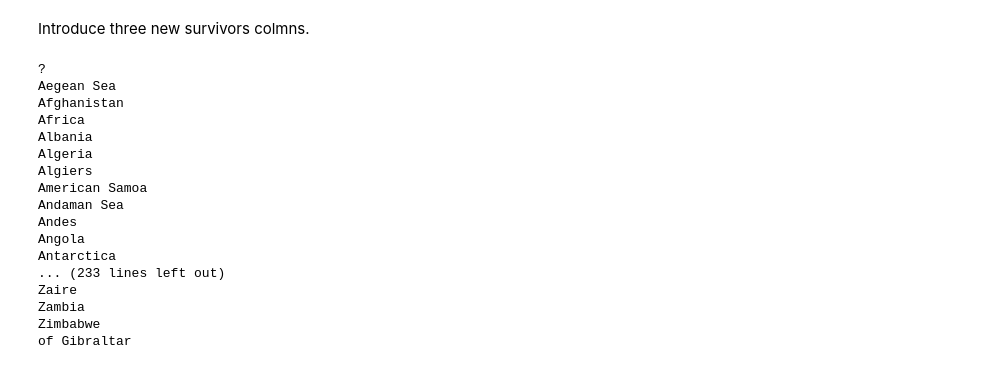
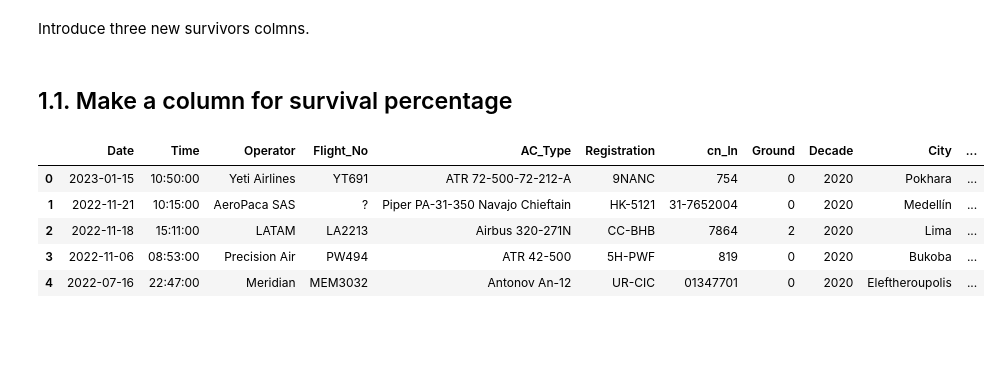
Before and after one commit to AbhinavTuladhar/Plane_crash_dataset_visualisation, a Jupyter notebook: data_cleaning.ipynb, the cells around one changed output. Saved outputs shown, nothing was run; the diff lists cells and outputs as text; code cells hidden in the pictures; blank space fills up the shorter version.

```diff
--- a/data_cleaning.ipynb
+++ b/data_cleaning.ipynb
@@ -82,3 +87,8 @@ Extracting the country name from the location column
+# %%
+df['Location'] = df['Location'].replace({
+    'Minsk, Belarus, USSR': 'Minsk, Belarus',
+    'Southern Belarus, USSR': 'Southern Belarus, Belarus'
+})
 # %%
 location_parts = df['Location'].str.split(',')
 
@@ -174,6 +184,7 @@ df['Country/State/Other'] = df['Country/State/Other'].replace({
     'Azores (Portugal)': 'Azores',
     'Belgian Congo (Zaire)': 'Belgian Congo',
     'Belgium Congo': 'Belgian Congo',
+    'BO': 'Bolivia',
     'Boliva': 'Bolivia',
     'Bulgeria': 'Bulgaria',
     'Burma': 'Myanmar',
@@ -191,10 +202,10 @@ df['Country/State/Other'] = df['Country/State/Other'].replace({
     'Comoros': 'Comoros Islands',
     'D.C.': 'Washington',
     'Deleware': 'Delaware',
-    'Democratic Republic Cogo': 'Democratic Republic of Congo',
-    'Democratic Republic Congo': 'Democratic Republic of Congo',
-    'Democratic Republic of the Congo': 'Democratic Republic of Congo',
-    'Democtratic Republic Congo': 'Democratic Republic of Congo',
+    'Democratic Republic Cogo': 'Democratic Republic of the Congo',
+    'Democratic Republic Congo': 'Democratic Republic of the Congo',
+    'Democratic Republic of Congo': 'Democratic Republic of the Congo',
+    'Democtratic Republic Congo': 'Democratic Republic of the Congo',
     'Djbouti': 'Djibouti',
     'Domincan Republic': 'Dominican Republic',
     'Forest-in-Teesdale. United Kingdom': 'United Kingdom',
@@ -251,7 +262,7 @@ df['Country/State/Other'] = df['Country/State/Other'].replace({
     'Azores': 'Atlantic Ocean',
     'Barquisimeto Venezuela': 'Venezuela',
     'Chechnya': 'Russia',
-    'Congo Democratic Republic': 'Democratic Republic of Congo',
+    'Congo Democratic Republic': 'Democratic Republic of the Congo',
     'Crete': 'Greece',
     'DR Congo': 'Democratic Republic of Congo',
     'Dutch Guyana': 'Guyana',
@@ -301,6 +312,10 @@ df['Country/State/Other'] = df['Country/State/Other'].replace({
     'Northern Ireland': 'Ireland',
     'Northern Israel': 'Israel',
     'Northwest Territories Canada': 'Canada',
+    'Czechoslovakia': 'Czech Republic',
+    'Bosnia-Herzegovina': 'Bosnia and Herzegovina',
+    'Bosnia': 'Bosnia and Herzegovina',
+    'Algiers': 'Algeria'
 })
 # %% [markdown]
 If the country/state/other column contains one of the US state names,show it as USA.
@@ -375,7 +390,7 @@ df['Country'] = df['Country'].replace({
     'South Kazakistan': 'Kazakistan',
     'South Vietnam': 'Vietnam',
     'South Yemen': 'Yemen',
-    'South of Gibraltar': 'of Gibraltar',
+    'South of Gibraltar': 'Gibraltar',
     'Southeastern Bolivia': 'Bolivia',
     'South-West Africa (Namibia)': 'Namibia',
     'Soviet Union': 'Russia',
@@ -402,7 +417,20 @@ df['Country'] = df['Country'].replace({
     'South Koren': 'South Korea',
     'Pest Hungary': 'Hungary',
     'British Columbia Canada': 'Canada',
-    'Columbia': 'Colombia'
+    'Columbia': 'Colombia',
+    'Washington D.C.': 'United States of America',
+    'French Somaliland': 'Somalia',
+    'South Korean': 'South Korea',
+    'Papua New Guinea': 'New Guinea',
+    'Philipines': 'Philippines',
+    'Territory of New Guinea': 'New Guinea',
+    'Upper Volta': 'Burkina Faso',
+    'of Gibraltar': 'Gibraltar',
+    'Zaire': 'Democratic Republic of the Congo',
+    'Kazakistan': 'Kazakhstan',
+    'Central Mozambique': 'Mozambique',
+    '?': 'Unknown',
+    'Algiers': 'Algeria'
 })
 # %%
 area_values = df['Country'].unique()
@@ -579,23 +580,0 @@ df.to_csv('Processed_dataset/Crash_data.csv', index=False)
-# %%
-temp = df['Country'].unique()
-temp.sort()
-for value in temp:
-    print(value)
-# %% [output]
-?
-Aegean Sea
-Afghanistan
-Africa
-Albania
-Algeria
-Algiers
-American Samoa
-Andaman Sea
-Andes
-Angola
-Antarctica
-... (233 lines left out)
-Zaire
-Zambia
-Zimbabwe
-of Gibraltar
@@ -601,0 +584,14 @@ of Gibraltar
+# %%
+pd.set_option('display.max_columns', 50)
+# %% [markdown]
+## 1.1. Make a column for survival percentage
+# %%
+df['Survival_rate'] = (df['Total_survivors'] / df['Total_abroad']) * 100
+df.head()
+# %% [output]
+|  | Date | Time | Operator | Flight_No | AC_Type | Registration | cn_ln | Ground | Decade | City | ... |
+| 0 | 2023-01-15 | 10:50:00 | Yeti Airlines | YT691 | ATR 72-500-72-212-A | 9NANC | 754 | 0 | 2020 | Pokhara | ... |
+| 1 | 2022-11-21 | 10:15:00 | AeroPaca SAS | ? | Piper PA-31-350 Navajo Chieftain | HK-5121 | 31-7652004 | 0 | 2020 | Medellín | ... |
+| 2 | 2022-11-18 | 15:11:00 | LATAM | LA2213 | Airbus 320-271N | CC-BHB | 7864 | 2 | 2020 | Lima | ... |
+| 3 | 2022-11-06 | 08:53:00 | Precision Air | PW494 | ATR 42-500 | 5H-PWF | 819 | 0 | 2020 | Bukoba | ... |
+| 4 | 2022-07-16 | 22:47:00 | Meridian | MEM3032 | Antonov An-12 | UR-CIC | 01347701 | 0 | 2020 | Eleftheroupolis | ... |
```
Also changed, not shown: parts of 25 cells of this notebook.
